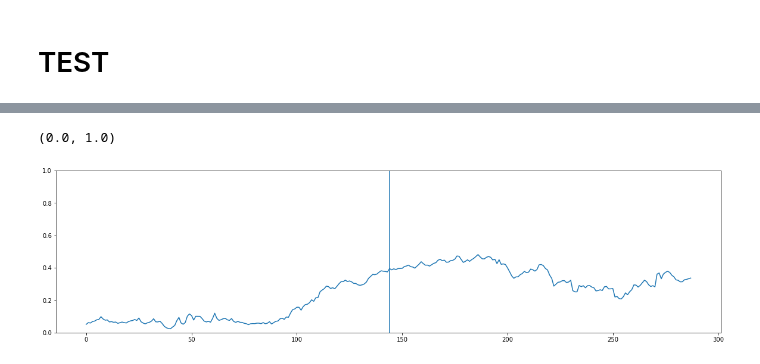
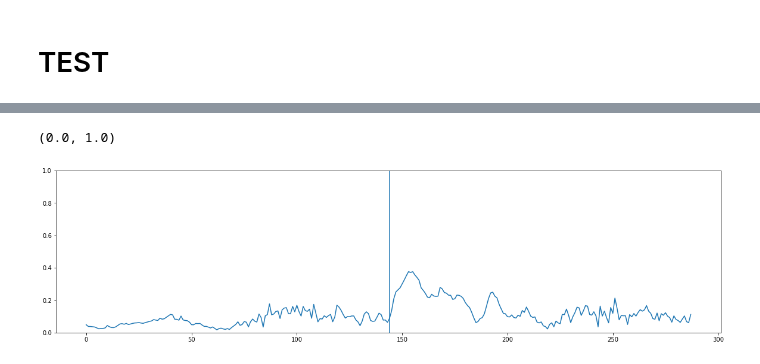
Before and after one commit to bub3690/dacon_study, a Jupyter notebook: inha_2022/baseline.ipynb, the cells around one changed output, grey strips where cells are left out. Cells and saved outputs as stored; diff of their text form; code cells hidden in the pictures.

```diff
--- a/inha_2022/baseline.ipynb
+++ b/inha_2022/baseline.ipynb
@@ -613,8 +627,8 @@ plt.ylim([0,20])
-# %%
-plt.figure(figsize=(20, 5))
-plt.plot(np.arange(0,288),train_data.loc[ ((train_data["Day"]==195)|(train_data["Day"]==196)) &(train_data["TurbID"]==1) ,"Wspd"])
-plt.vlines(144,0,1)
-plt.ylim([0,1])
-# %% [output]
-(0.0, 1.0)
-[figure, removed]
+# %%
+plt.figure(figsize=(20, 5))
+plt.plot(np.arange(0,288),train_data.loc[ ((train_data["Day"]==122)|(train_data["Day"]==123)) &(train_data["TurbID"]==1) ,"Wspd"])
+plt.vlines(144,0,1)
+plt.ylim([0,1])
+# %% [output]
+(0.0, 1.0)
+[figure, added]
```
Also changed, not shown: parts of 41 cells of this notebook, 1 other file.
